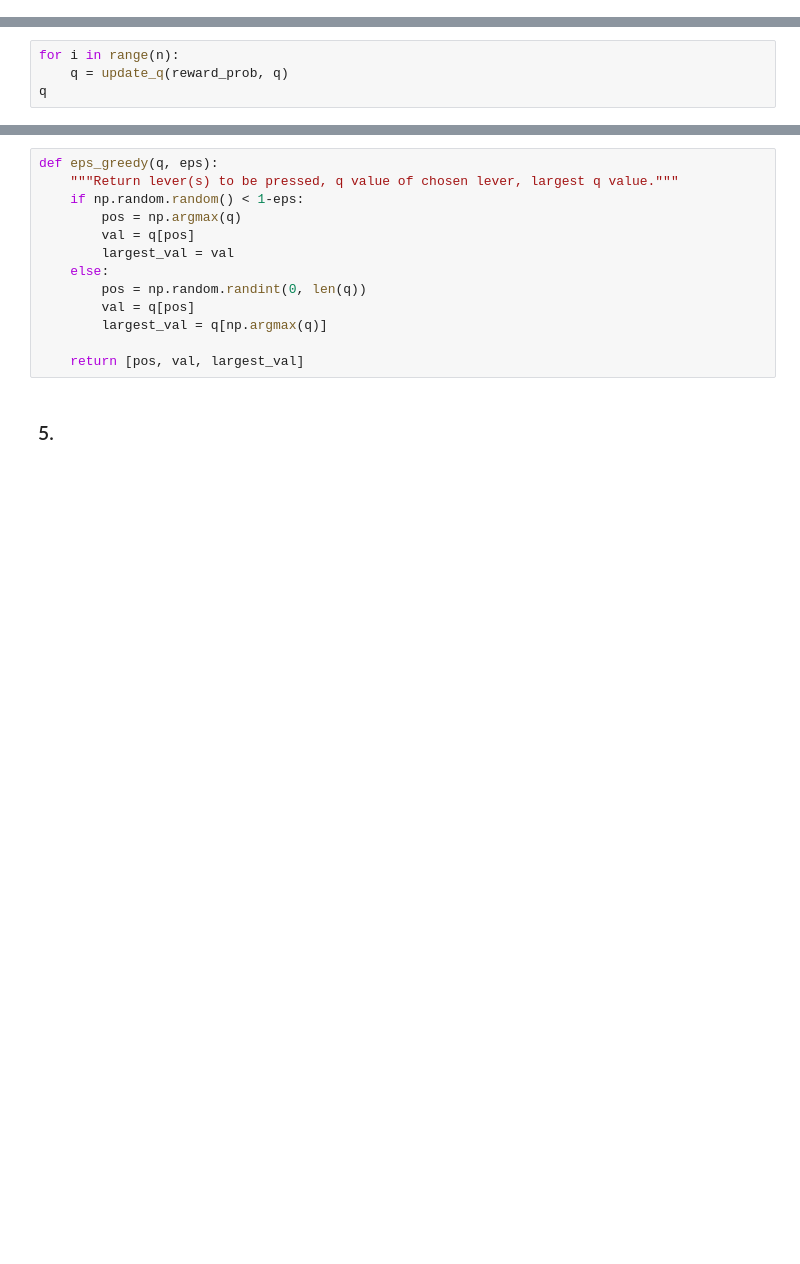
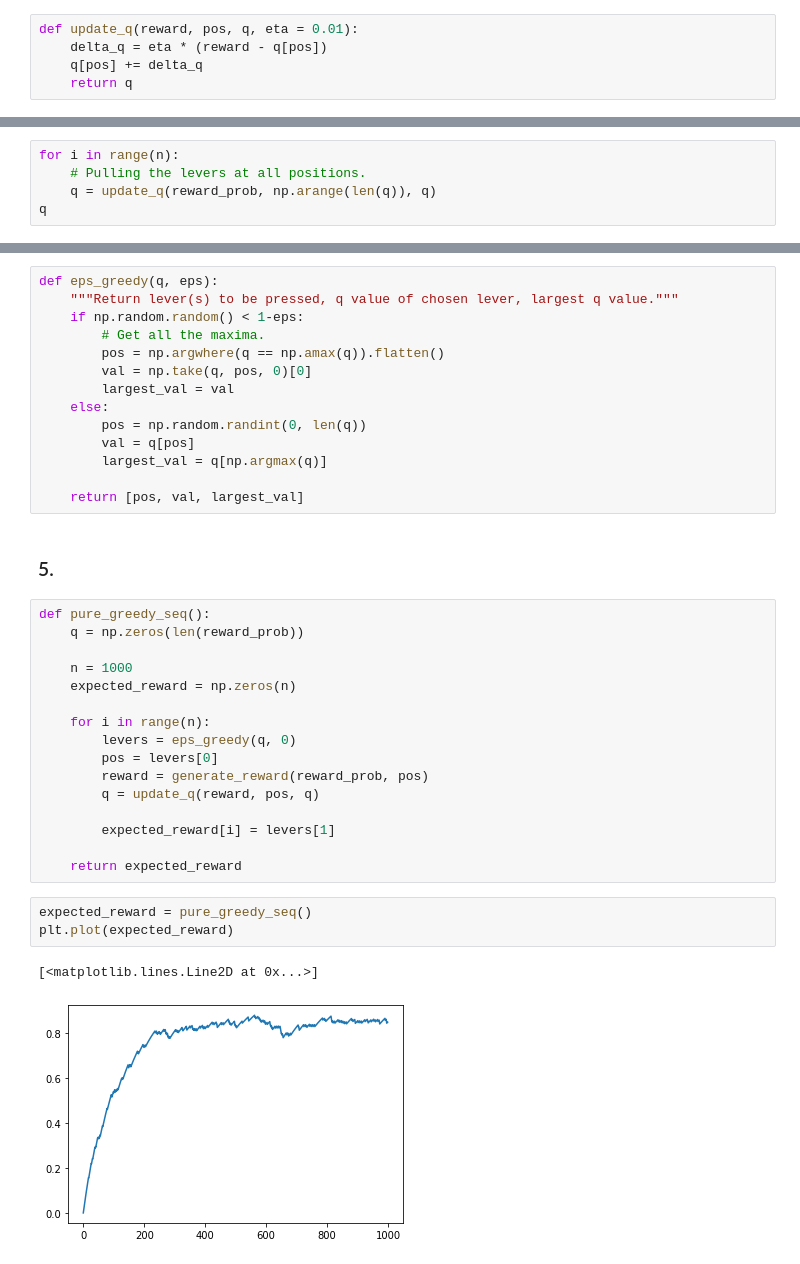
Before and after one commit to DorotheaMueller/mhbf, a Jupyter notebook: ex_8_budding_mueller.ipynb, the cells around one changed output, grey strips where cells are left out. Drawn from its saved outputs; the diff is of its cells as text; blank space fills up the shorter version.

```diff
--- a/ex_8_budding_mueller.ipynb
+++ b/ex_8_budding_mueller.ipynb
@@ -50,3 +50,8 @@ def update_q(reward_prob, q, eta = 0.01):
+# %%
+def update_q(reward, pos, q, eta = 0.01):
+    delta_q = eta * (reward - q[pos])
+    q[pos] += delta_q
+    return q
 # %%
 q = np.zeros(len(reward_prob))
 q
@@ -54,6 +59,7 @@ q
 array([0., 0., 0., 0., 0., 0., 0., 0., 0., 0.])
 # %%
 for i in range(n):
-    q = update_q(reward_prob, q)
+    # Pulling the levers at all positions.
+    q = update_q(reward_prob, np.arange(len(q)), q)
 q
 # %% [output]
@@ -65,8 +71,9 @@ array([0.56797845, 0.06620409, 0.57264853, 0.21100882, 0.70606674,
 def eps_greedy(q, eps):
     """Return lever(s) to be pressed, q value of chosen lever, largest q value."""
     if np.random.random() < 1-eps:
-        pos = np.argmax(q)
-        val = q[pos]
+        # Get all the maxima.
+        pos = np.argwhere(q == np.amax(q)).flatten()
+        val = np.take(q, pos, 0)[0]
         largest_val = val
     else:
         pos = np.random.randint(0, len(q))
@@ -76,3 +83,25 @@ def eps_greedy(q, eps):
     return [pos, val, largest_val]
 # %% [markdown]
 ### 5.
+# %%
+def pure_greedy_seq():
+    q = np.zeros(len(reward_prob))
+
+    n = 1000
+    expected_reward = np.zeros(n)
+
+    for i in range(n):
+        levers = eps_greedy(q, 0)
+        pos = levers[0]
+        reward = generate_reward(reward_prob, pos)
+        q = update_q(reward, pos, q)
+
+        expected_reward[i] = levers[1]
+
+    return expected_reward
+# %%
+expected_reward = pure_greedy_seq()
+plt.plot(expected_reward)
+# %% [output]
+[<matplotlib.lines.Line2D at 0x...>]
+[figure, added]
```
Also changed, not shown: parts of 6 cells of this notebook.
